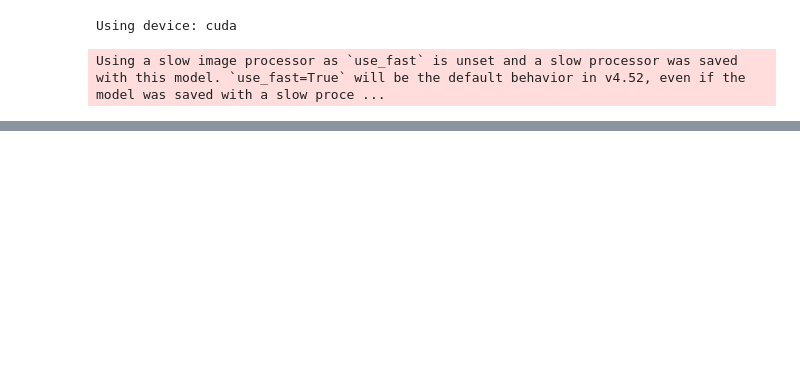
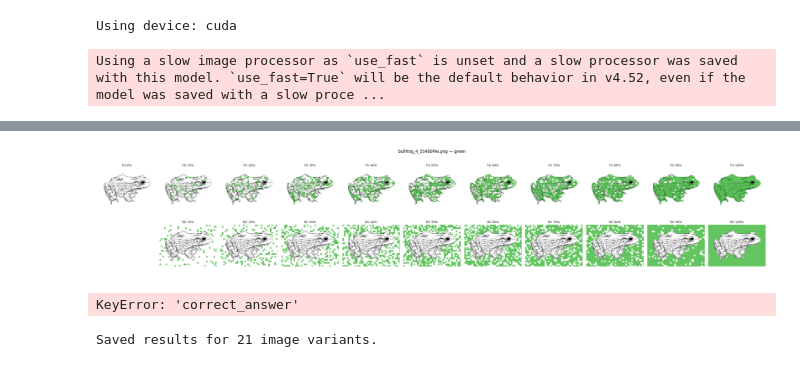
Before and after one commit to jonnemi/color-concept-entanglement, a Jupyter notebook: test_MLLMs.ipynb, the cells around one changed output, grey strips where cells are left out. Saved outputs shown, nothing was run; the diff lists cells and outputs as text; code cells hidden in the pictures; blank space fills up the shorter version.

```diff
--- a/test_MLLMs.ipynb
+++ b/test_MLLMs.ipynb
@@ -170,0 +189,3 @@ df.to_csv(out_path, index=False)
+# %%
+df = pd.read_csv(data_folder / "colored_images.csv")
+display(df)
@@ -170,0 +286,59 @@ df.to_csv(out_path, index=False)
+# %%
+# Select specific object for testing
+df = df[df["object"] == "bullfrog"]
+# %%
+for idx, row in df.head().iterrows():
+    target_colors = ast.literal_eval(row['correct_answer'])
+    for tcol in target_colors:
+        show_variants_grid(row['image_path'], tcol)
+# %% [output]
+[figure, added]
+# %%
+# Create variant labels from filenames (FG_XXX.png / BG_XXX.png)
+def variant_label(p: Path):
+    name = p.name
+    if "FG_" in name:
+        m = re.search(r"FG_(\d{3})", name)
+        return f"FG {int(m.group(1))}%" if m else "FG"
+    elif "BG_" in name:
+        m = re.search(r"BG_(\d{3})", name)
+        return f"BG {int(m.group(1))}%" if m else "BG"
+    else:
+        return "white"  # for uncolored base image
+
+# Test one model on all variants of each outline image
+results = []
+
+for _, row in tqdm(df.iterrows(), total=len(df)):
+    image_path = row["image_path"]
+    target_colors = ast.literal_eval(row['correct_answer'])
+    object_name = row["object"]
+
+    for target_color in target_colors:
+        variants = collect_variants_for(image_path, target_color, out_root=color_outlines)
+        if not variants:
+            continue
+
+        # Build a dataframe for these variants
+        df_variants = pd.DataFrame({
+            "image_path": [str(p) for p in variants],
+            "image_variant": [variant_label(p) for p in variants],
+            "object": [object_name] * len(variants),
+            "correct_answer": [target_color] * len(variants),
+            "image_type": ["variant"] * len(variants),
+        })
+
+        # Run your VLM test on the variants
+        df_tested = mllm_testing(df_variants, processor, model, most="False")
+        # Keep only requested columns
+        df_tested = df_tested[["image_variant", "object", "correct_answer", "predicted_color"]]
+
+        results.append(df_tested)
+# %% [output]
+KeyError: 'correct_answer'
+# %%
+df_results = pd.concat(results, ignore_index=True)
+#df_results.to_csv(data_folder / "outline_test_results.csv", index=False)
+print(f"Saved results for {len(df_results)} image variants.")
+# %% [output]
+Saved results for 21 image variants.
```
Also changed, not shown: parts of 12 cells of this notebook.
